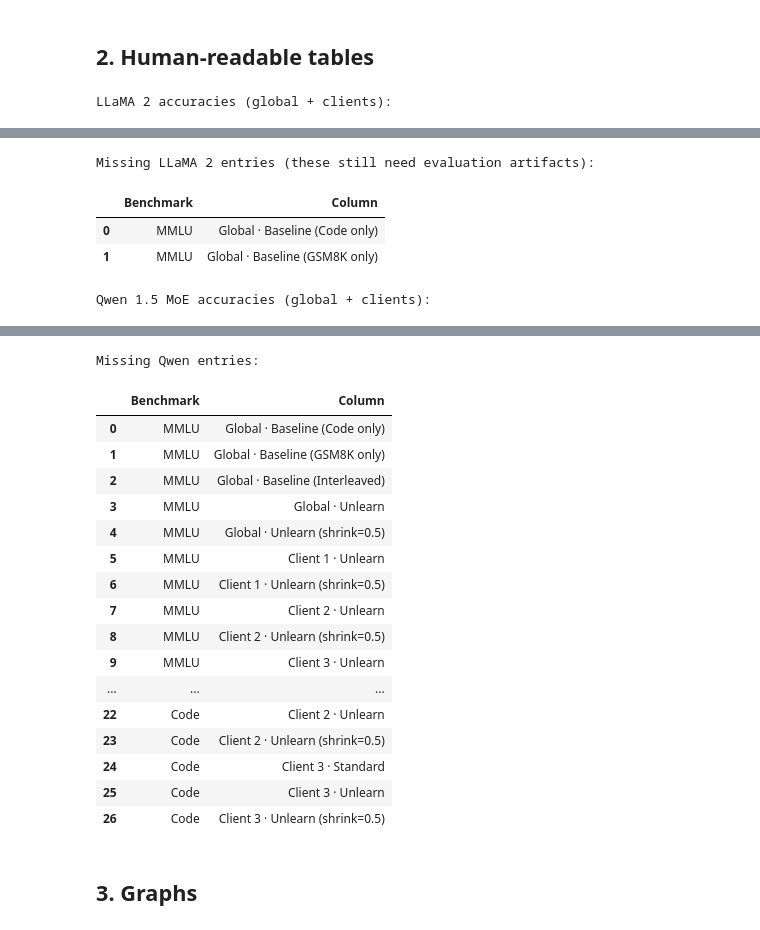
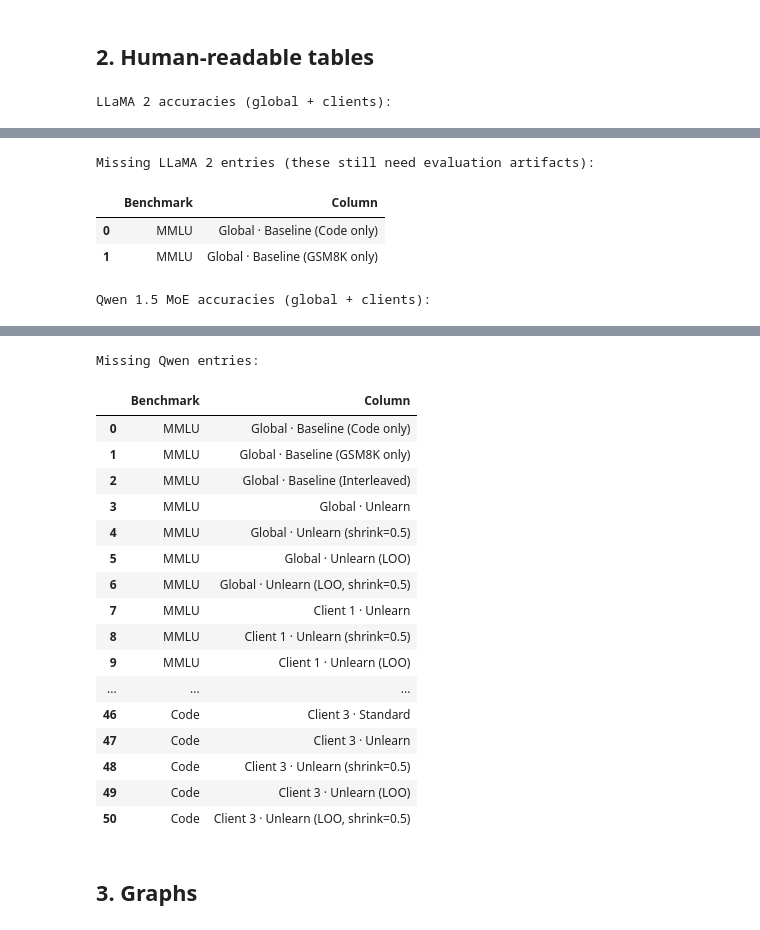
Before and after one commit to shrenikbhansali/FTL, a Jupyter notebook: full_pipeline_accuracy_review.ipynb, the cells around one changed output, grey strips where cells are left out. Drawn from its saved outputs; the diff is of its cells as text; code cells hidden in the pictures.

```diff
--- a/full_pipeline_accuracy_review.ipynb
+++ b/full_pipeline_accuracy_review.ipynb
@@ -390,6 +389,26 @@ def fetch_metric(family: str, benchmark: str, spec: dict) -> float:
         subset = subset[subset['benchmark'] == spec['benchmark_raw']]
     if subset.empty:
         return np.nan
+    if len(subset) > 1:
+        target_sets = []
+        primary_targets = {benchmark}
+        if benchmark == 'mmlu':
+            primary_targets.update({'', None})
+        target_sets.append({lbl for lbl in primary_targets if lbl is not None})
+        raw_target = spec.get('benchmark_raw')
+        if raw_target:
+            target_sets.append({raw_target})
+        label_alias = BENCHMARK_LABELS.get(benchmark)
+        if label_alias:
+            target_sets.append({label_alias})
+        for candidates in target_sets:
+            if not candidates:
+                continue
+            exact = subset[subset['benchmark_eval'].isin(candidates)]
+            if not exact.empty:
+                subset = exact
+                break
+    subset = subset.sort_values(by=['benchmark_eval', 'file'])
     return subset.iloc[0]['weighted_accuracy']
 
 
@@ -437,22 +456,22 @@ Qwen 1.5 MoE accuracies (global + clients):
 | 2 | Code | 0.5305 | NaN | NaN | NaN | ... |
 Missing Qwen entries:
 |  | Benchmark | Column |
 | 0 | MMLU | Global · Baseline (Code only) |
 | 1 | MMLU | Global · Baseline (GSM8K only) |
 | 2 | MMLU | Global · Baseline (Interleaved) |
 | 3 | MMLU | Global · Unlearn |
 | 4 | MMLU | Global · Unlearn (shrink=0.5) |
-| 5 | MMLU | Client 1 · Unlearn |
-| 6 | MMLU | Client 1 · Unlearn (shrink=0.5) |
-| 7 | MMLU | Client 2 · Unlearn |
-| 8 | MMLU | Client 2 · Unlearn (shrink=0.5) |
-| 9 | MMLU | Client 3 · Unlearn |
+| 5 | MMLU | Global · Unlearn (LOO) |
+| 6 | MMLU | Global · Unlearn (LOO, shrink=0.5) |
+| 7 | MMLU | Client 1 · Unlearn |
+| 8 | MMLU | Client 1 · Unlearn (shrink=0.5) |
+| 9 | MMLU | Client 1 · Unlearn (LOO) |
 | ... | ... | ... |
-| 22 | Code | Client 2 · Unlearn |
-| 23 | Code | Client 2 · Unlearn (shrink=0.5) |
-| 24 | Code | Client 3 · Standard |
-| 25 | Code | Client 3 · Unlearn |
-| 26 | Code | Client 3 · Unlearn (shrink=0.5) |
+| 46 | Code | Client 3 · Standard |
+| 47 | Code | Client 3 · Unlearn |
+| 48 | Code | Client 3 · Unlearn (shrink=0.5) |
+| 49 | Code | Client 3 · Unlearn (LOO) |
+| 50 | Code | Client 3 · Unlearn (LOO, shrink=0.5) |
 # %% [markdown]
 ## 3. Graphs
 # %%
```
Also changed, not shown: parts of 15 cells of this notebook, 11 other files.
